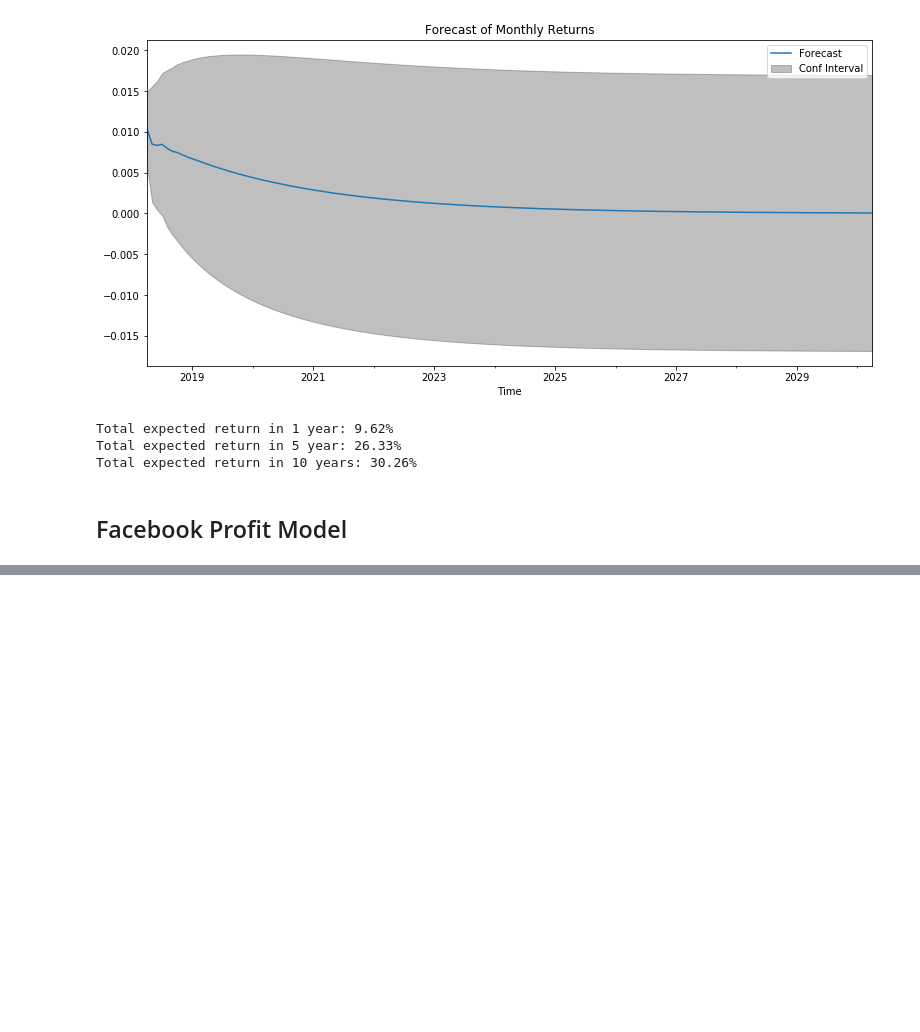
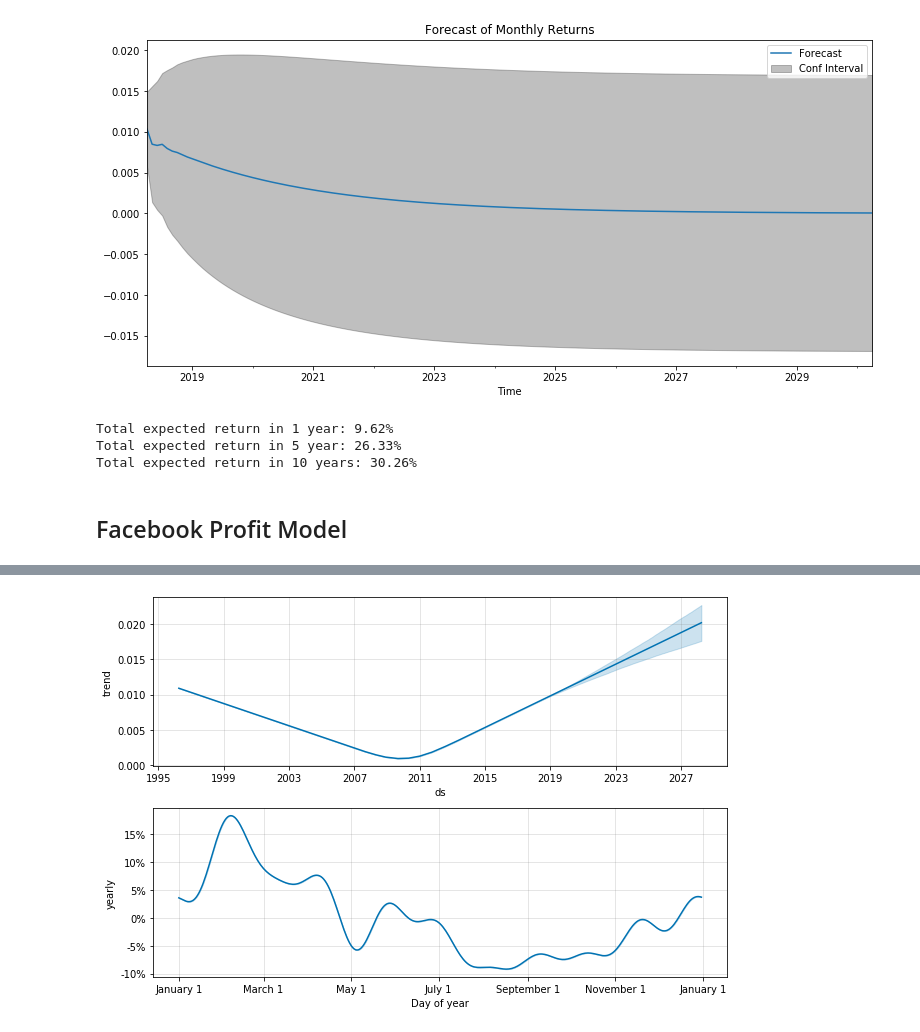
Before and after one commit to k0marrr1/Time_Series_Zillow, a Jupyter notebook: Project.ipynb, the cells around one changed output, grey strips where cells are left out. Saved outputs shown, nothing was run; the diff lists cells and outputs as text; code cells hidden in the pictures; blank space fills up the shorter version.

```diff
--- a/Project.ipynb
+++ b/Project.ipynb
@@ -764,0 +820,3 @@ Total expected return in 10 years: 30.26%
+# %%
+forecast1 = prophet.predict(future)
+forecast1[['ds', 'yhat', 'yhat_lower', 'yhat_upper']].tail()
@@ -764,0 +830,4 @@ Total expected return in 10 years: 30.26%
+# %%
+fig2 = prophet.plot_components(forecast1)
+# %% [output]
+[figure, added]
```
Also changed, not shown: parts of 33 cells of this notebook.
